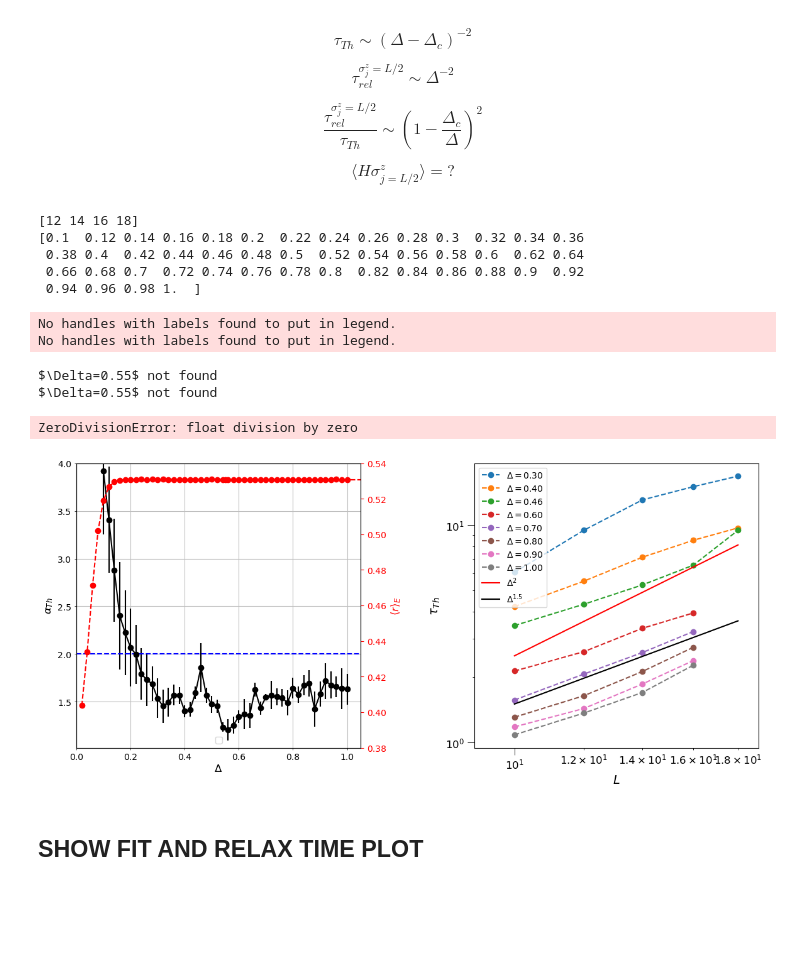
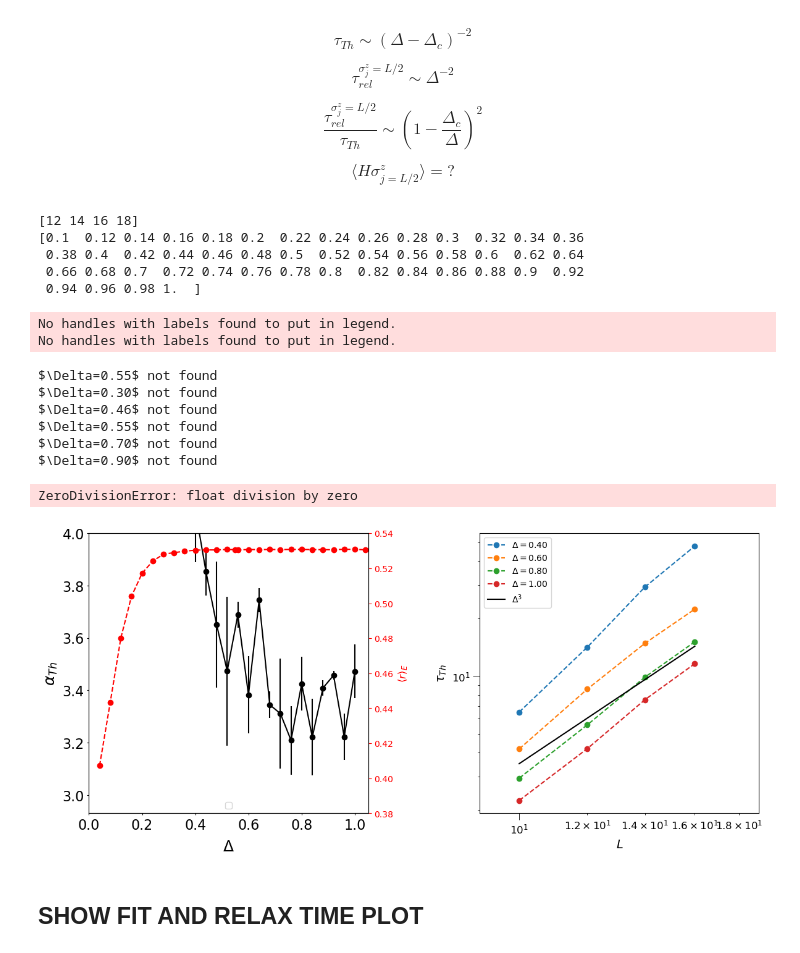
Before and after one commit to makskliczkowski/Transverse_Ising_ETH, a Jupyter notebook: IsignTransverse_ETH/Python/spectral_fun_notebook.ipynb, the cells around one changed output. Drawn from its saved outputs; the diff is of its cells as text; code cells hidden in the pictures; blank space fills up the shorter version.

```diff
--- a/IsignTransverse_ETH/Python/spectral_fun_notebook.ipynb
+++ b/IsignTransverse_ETH/Python/spectral_fun_notebook.ipynb
@@ -60,7 +60,7 @@ user_settings = getattr(cf.plot_settings, 'settings')
 fig, ((ax1, ax2), (ax3, ax4)) = plt.subplots( nrows=2, ncols=2, figsize=(12,12), dpi = 100)
 
 new_set_class = copy.deepcopy(cf.plot_settings)
-new_set_class.set_vs(cf.plot_settings.settings['scaling'])
+new_set_class.set_vs('w')
 new_set_class.set_scaling("L")
 new_set_class.set_scales(xscale='log', yscale='log')
 settings = getattr(new_set_class, 'settings')
@@ -76,16 +76,17 @@ for x in vals:
         xdata = np.array(list(stats[0])[1:]).astype(float)
         gap_ratio = np.array(list(stats[1])[1:]).astype(float)
         ipr = np.array(list(stats[2])[1:]).astype(float)
-        info_entropy = np.array(list(stats[7])[1:]).astype(float)
+        info_entropy = np.array(list(stats[7])[1:]).astype(float)* binom(x, x / 2.)
 
-        norm = x * np.log(2.) / 2.
-        entropy = (np.array(list(stats[4])[1:]).astype(float) + 0.5 - (0.5+np.log(1. - 1./2.))/2. ) / norm
+        norm = x * np.log(2) / 2. + (0.5 - np.log(2)) / 2. - 0.5
+        entropy = (np.array(list(stats[4])[1:]).astype(float)) / norm
         entropy_err = (np.array(list(stats[8])[1:]).astype(float)) / norm
 
         ax1.plot(xdata, gap_ratio, label=hfun.key_title(x, settings))
         ax2.plot(xdata, ipr, label=hfun.key_title(x, settings))
         ax3.plot(xdata, info_entropy, label=hfun.key_title(x, settings))
         ax4.errorbar(xdata, entropy, yerr=entropy_err, label=hfun.key_title(x, settings))
+
 
 ax1.axhline(y=0.5307, ls='--', color='black')
 ax1.axhline(y=0.3867, ls='--', color='black')
@@ -265,12 +269,12 @@ spec_fun.set_inset(axis2, user_settings, trueQ, taus, relax_time, relaxt_time_fi
 
 
 fig, (ax1, ax2) = plt.subplots( nrows=1, ncols=2, figsize=(14,8), dpi = 100)
-spec_fun.set_inset(ax1, new_set_class, vals, taus, relax_time, relaxt_time_fit, tH, tH_typ, status_time)
+spec_fun.set_inset(ax1, user_settings, vals, taus, relax_time, relaxt_time_fit, tH, tH_typ, status_time)
 ax2.plot(trueQ, relaxt_time_fit / taus, marker='o')
 ax2.plot(trueQ, 11. * (1.0 - 0.03 / trueQ)**2, linestyle='--', label=r"$\left( 1 - \frac{%s_c}{%s}\right)^2$"%(xlab, xlab))
 spec_fun.set_inset_style(axis = ax2,
                 vals = vals,
-                set_class = new_set_class,
+                settings = user_settings,
                 ylim = (2, 15),
                 ylabel = "\\tau_{rel}/\\tau_{Th}")
 ax2.set_xscale('linear')
@@ -305,9 +310,13 @@ except OSError:
 exponent = []
 error_bars = []
 for i in  range(len(tau_data[0])):
-    pars, pcov = fit(f=power_law,
-                    xdata=tau_data[1][i],
-                    ydata=tau_data[2][i])
+    pars = [0,0]
+    try:
+        pars, pcov = fit(f=power_law,
+                        xdata=tau_data[1][i],
+                        ydata=tau_data[2][i])
+    except RuntimeError as error:
+        print(error)
     exponent.append(pars[0])
     error_bars.append(np.sqrt(np.diag(pcov)[0]))
 
@@ -350,36 +359,40 @@ for i in range(len(tau_data[0])):  tau_data[0][i] = round(tau_data[0][i], 3)
 for xxx in pars:
     try:
         idx = list(tau_data[0]).index(xxx)
         ax2.plot(tau_data[1][idx], tau_data[2][idx], linestyle='--', marker='o', label=hfun.key_title(x=xxx, settings=user_settings) )
     except ValueError:
         print(r"$\Delta=%.2f$"%xxx + f" not found")
 
 
 hfun.set_plot_elements(axis = ax2, xlim = (9, 19),
                             ylim = (None, 3e1), ylabel = "\\tau_{Th}", xlabel = "L",
                             font_size=12, set_legend=True)
 ax2.set_xscale('log')
 ax2.set_yscale('log')
 x=tau_data[1][0]
-ax2.plot(x, 2.5*(x/10.)**(2), color='red', label=r"$%s^{2}$"%xlab)
-ax2.plot(x, 1.5*(x/10.)**(1.5), color='black', label=r"$%s^{1.5}$"%xlab)
+#ax2.plot(x, 2.5*(x/10.)**(3), color='red', label=r"$%s^{3}$"%xlab)
+ax2.plot(x, 3.5*(x/10.)**(3), color='black', label=r"$%s^{3}$"%xlab)
 
 ax2.legend()
 
 fig.subplots_adjust(wspace=0.4)
 print(1./0.)
 # %% [output]
 [12 14 16 18]
 [0.1  0.12 0.14 0.16 0.18 0.2  0.22 0.24 0.26 0.28 0.3  0.32 0.34 0.36
  0.38 0.4  0.42 0.44 0.46 0.48 0.5  0.52 0.54 0.56 0.58 0.6  0.62 0.64
  0.66 0.68 0.7  0.72 0.74 0.76 0.78 0.8  0.82 0.84 0.86 0.88 0.9  0.92
  0.94 0.96 0.98 1.  ]
 No handles with labels found to put in legend.
 No handles with labels found to put in legend.
 $\Delta=0.55$ not found
+$\Delta=0.30$ not found
+$\Delta=0.46$ not found
 $\Delta=0.55$ not found
+$\Delta=0.70$ not found
+$\Delta=0.90$ not found
 ZeroDivisionError: float division by zero
-[figure, old version]
+[figure, new version]
 # %% [markdown]
 ## SHOW FIT AND RELAX TIME PLOT
 # %%
```
Also changed, not shown: parts of 4 cells of this notebook, 13 other files.
